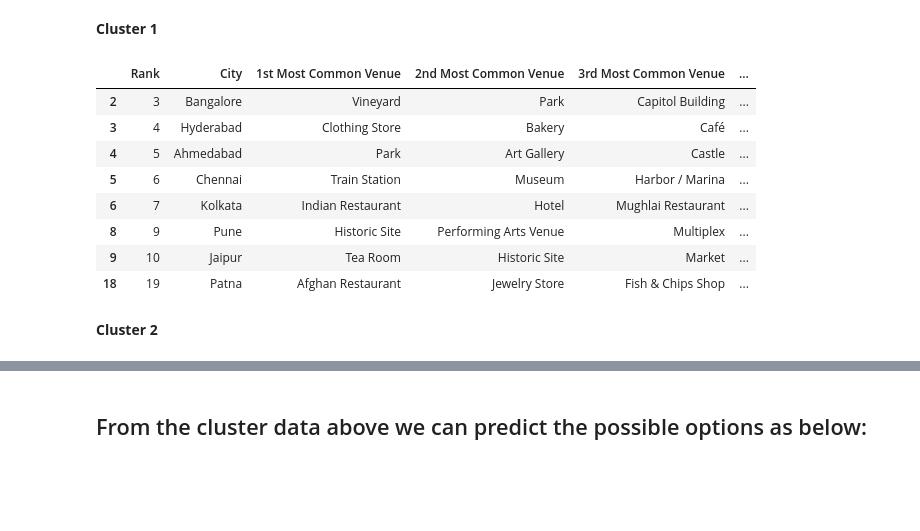
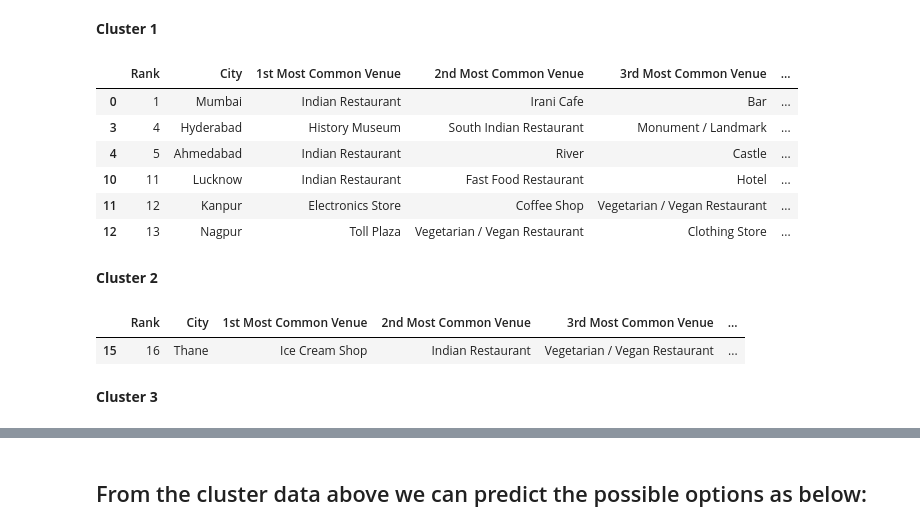
Before and after one commit to kartikPothapragada/coursera_capstone_project, a Jupyter notebook: CapstoneProject.ipynb, the cells around one changed output, grey strips where cells are left out. Cells and saved outputs as stored; diff of their text form; code cells hidden in the pictures; blank space fills up the shorter version.

```diff
--- a/CapstoneProject.ipynb
+++ b/CapstoneProject.ipynb
@@ -457,19 +510,24 @@ map_clusters
 # %% [markdown]
 <b>Cluster 1</b>
 # %%
-india_merged.loc[india_merged['Cluster Labels'] == 4, india_merged.columns[[0, 1] + list(range(5, india_merged.shape[1]))]]
+india_merged.loc[india_merged['Cluster Labels'] == 0, india_merged.columns[[0, 1] + list(range(5, india_merged.shape[1]))]]
 # %% [output]
 |  | Rank | City | 1st Most Common Venue | 2nd Most Common Venue | 3rd Most Common Venue | ... |
-| 2 | 3 | Bangalore | Vineyard | Park | Capitol Building | ... |
-| 3 | 4 | Hyderabad | Clothing Store | Bakery | Café | ... |
-| 4 | 5 | Ahmedabad | Park | Art Gallery | Castle | ... |
-| 5 | 6 | Chennai | Train Station | Museum | Harbor / Marina | ... |
-| 6 | 7 | Kolkata | Indian Restaurant | Hotel | Mughlai Restaurant | ... |
-| 8 | 9 | Pune | Historic Site | Performing Arts Venue | Multiplex | ... |
-| 9 | 10 | Jaipur | Tea Room | Historic Site | Market | ... |
-| 18 | 19 | Patna | Afghan Restaurant | Jewelry Store | Fish & Chips Shop | ... |
+| 0 | 1 | Mumbai | Indian Restaurant | Irani Cafe | Bar | ... |
+| 3 | 4 | Hyderabad | History Museum | South Indian Restaurant | Monument / Landmark | ... |
+| 4 | 5 | Ahmedabad | Indian Restaurant | River | Castle | ... |
+| 10 | 11 | Lucknow | Indian Restaurant | Fast Food Restaurant | Hotel | ... |
+| 11 | 12 | Kanpur | Electronics Store | Coffee Shop | Vegetarian / Vegan Restaurant | ... |
+| 12 | 13 | Nagpur | Toll Plaza | Vegetarian / Vegan Restaurant | Clothing Store | ... |
 # %% [markdown]
 <b>Cluster 2</b>
+# %%
+india_merged.loc[india_merged['Cluster Labels'] == 2, india_merged.columns[[0, 1] + list(range(5, india_merged.shape[1]))]]
+# %% [output]
+|  | Rank | City | 1st Most Common Venue | 2nd Most Common Venue | 3rd Most Common Venue | ... |
+| 15 | 16 | Thane | Ice Cream Shop | Indian Restaurant | Vegetarian / Vegan Restaurant | ... |
+# %% [markdown]
+<b>Cluster 3</b>
 # %%
 india_merged.loc[india_merged['Cluster Labels'] == 1, india_merged.columns[[0, 1] + list(range(5, india_merged.shape[1]))]]
 # %% [output]
```
Also changed, not shown: parts of 20 cells of this notebook.
